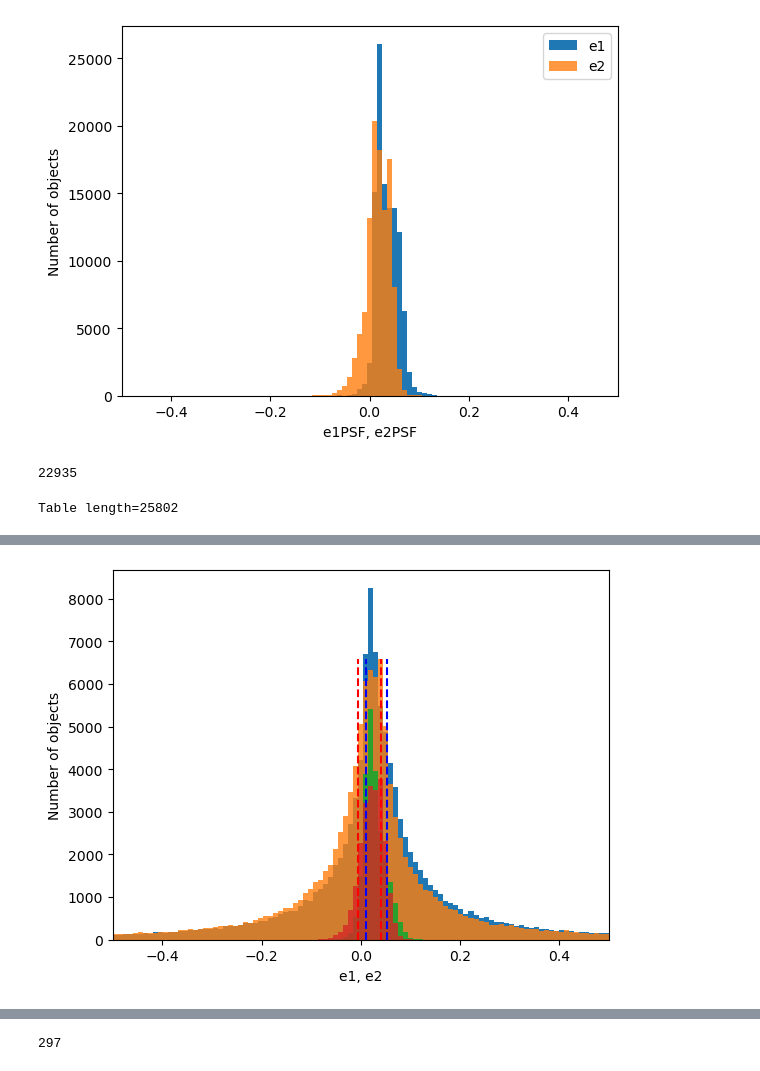
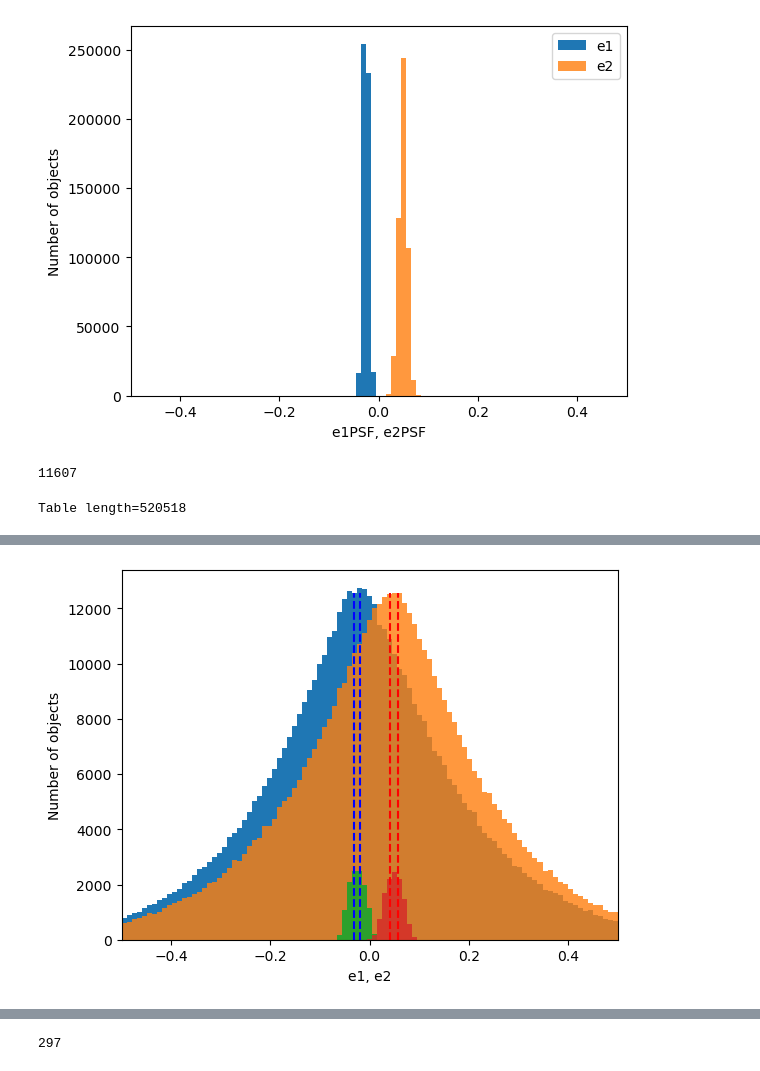
Before and after one commit to LSSTDESC/DifferentialCR, a Jupyter notebook: 2nd_ManyObjDCR.ipynb, the cells around one changed output, grey strips where cells are left out. Drawn from its saved outputs; the diff is of its cells as text; code cells hidden in the pictures.

```diff
--- a/2nd_ManyObjDCR.ipynb
+++ b/2nd_ManyObjDCR.ipynb
@@ -223,9 +260,9 @@ print(np.sum(shape_mask))
 plt.hist(e1[mask] ,bins)
 plt.hist(e2[mask], bins, alpha = 0.8)
 
-object_table = object_table_all[mask]
+object_table = object_table_all #[mask]
 object_table
 # %% [output]
-[figure, old version]
+[figure, new version]
-22935
+11607
-Table length=25802
+Table length=520518
@@ -250,4 +288,4 @@ Table length=25802
-[figure, old version]
+[figure, new version]
 # %%
 # Object summary plot
 import matplotlib.pyplot as plt
```
Also changed, not shown: parts of 12 cells of this notebook, 3 other files.
